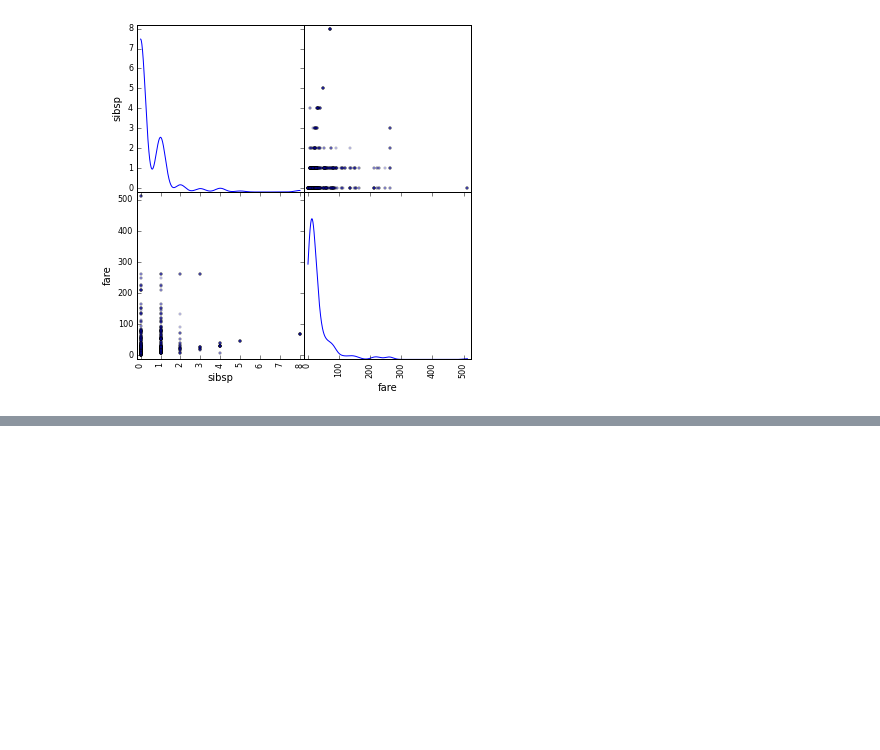
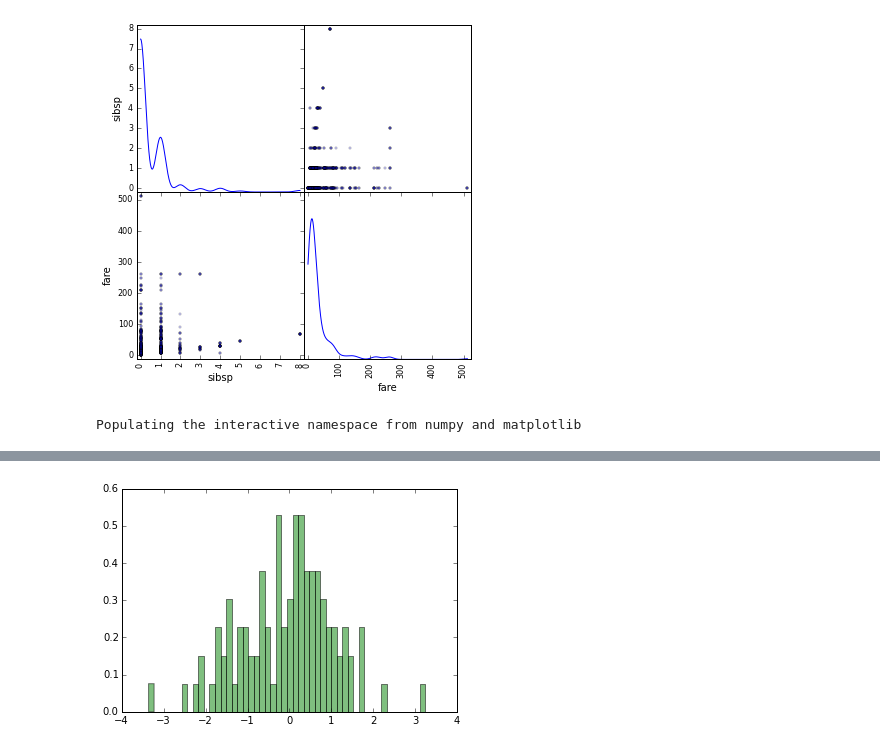
Before and after one commit to standarderror/Jupyter-Notebooks, a Jupyter notebook: PySpark syntax notes.ipynb, the cells around one changed output, grey strips where cells are left out. Cells and saved outputs as stored; diff of their text form; code cells hidden in the pictures; blank space fills up the shorter version.

```diff
--- a/PySpark syntax notes.ipynb
+++ b/PySpark syntax notes.ipynb
@@ -438,3 +446,16 @@ only showing top 5 rows
 
 None
 [figure]
+# %%
+%pylab inline
+import random
+
+# create an RDD of 100 random numbers
+x = [random.normalvariate(0,1) for i in range(100)]
+rdd = sc.parallelize(x)
+
+# plot data in RDD - use .collect() to bring data to local
+num_bins = 50
+n, bins, patches = plt.hist(rdd.collect(), num_bins, normed=1, facecolor='green', alpha=0.5)
+# %% [output]
+Populating the interactive namespace from numpy and matplotlib
@@ -440,0 +464 @@ None
+[figure, added]
```
Also changed, not shown: parts of 5 cells of this notebook.
